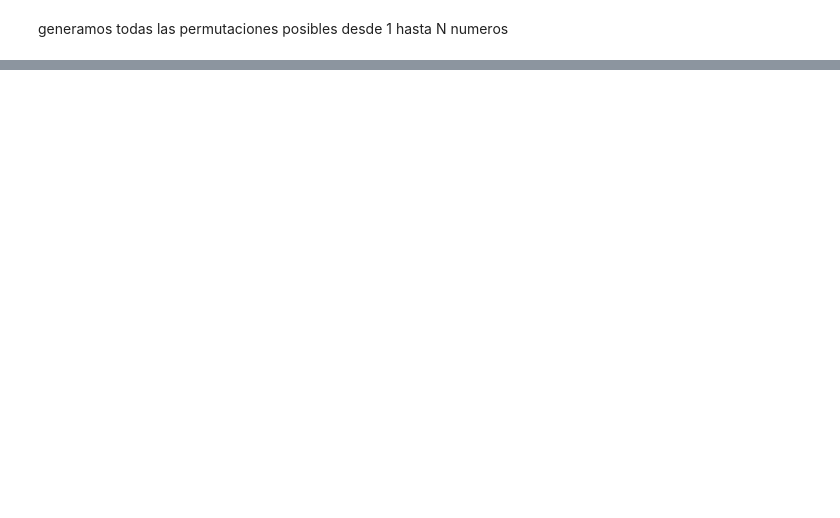
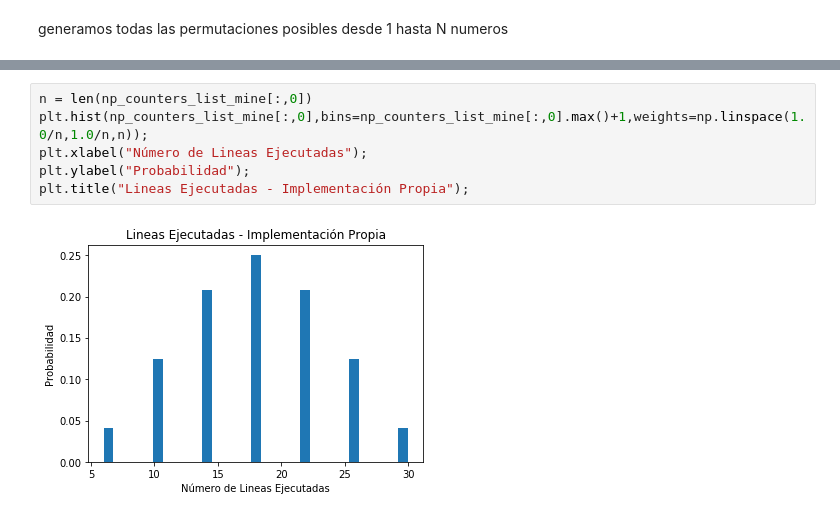
Before and after one commit to jedcastroag/Alorithms, a Jupyter notebook: InsertionSort.ipynb, the cells around one changed output, grey strips where cells are left out. Cells and saved outputs as stored; diff of their text form; blank space fills up the shorter version.

```diff
--- a/InsertionSort.ipynb
+++ b/InsertionSort.ipynb
@@ -73,0 +134,8 @@ print (number_instructions_list_mine)
+# %%
+n = len(np_counters_list_mine[:,0])
+plt.hist(np_counters_list_mine[:,0],bins=np_counters_list_mine[:,0].max()+1,weights=np.linspace(1.0/n,1.0/n,n));
+plt.xlabel("Número de Lineas Ejecutadas");
+plt.ylabel("Probabilidad");
+plt.title("Lineas Ejecutadas - Implementación Propia");
+# %% [output]
+[figure, added]
```
Also changed, not shown: parts of 53 cells of this notebook.
